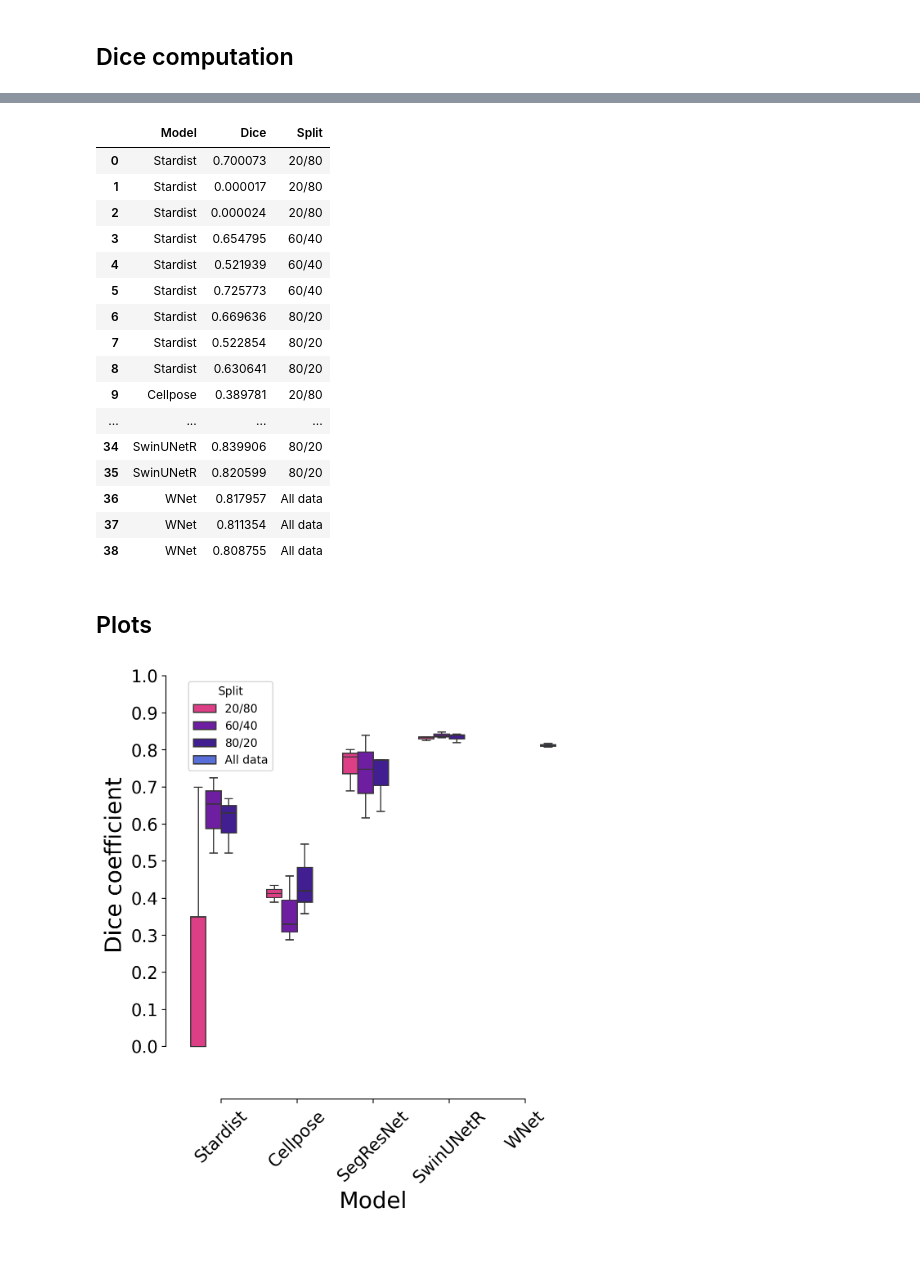
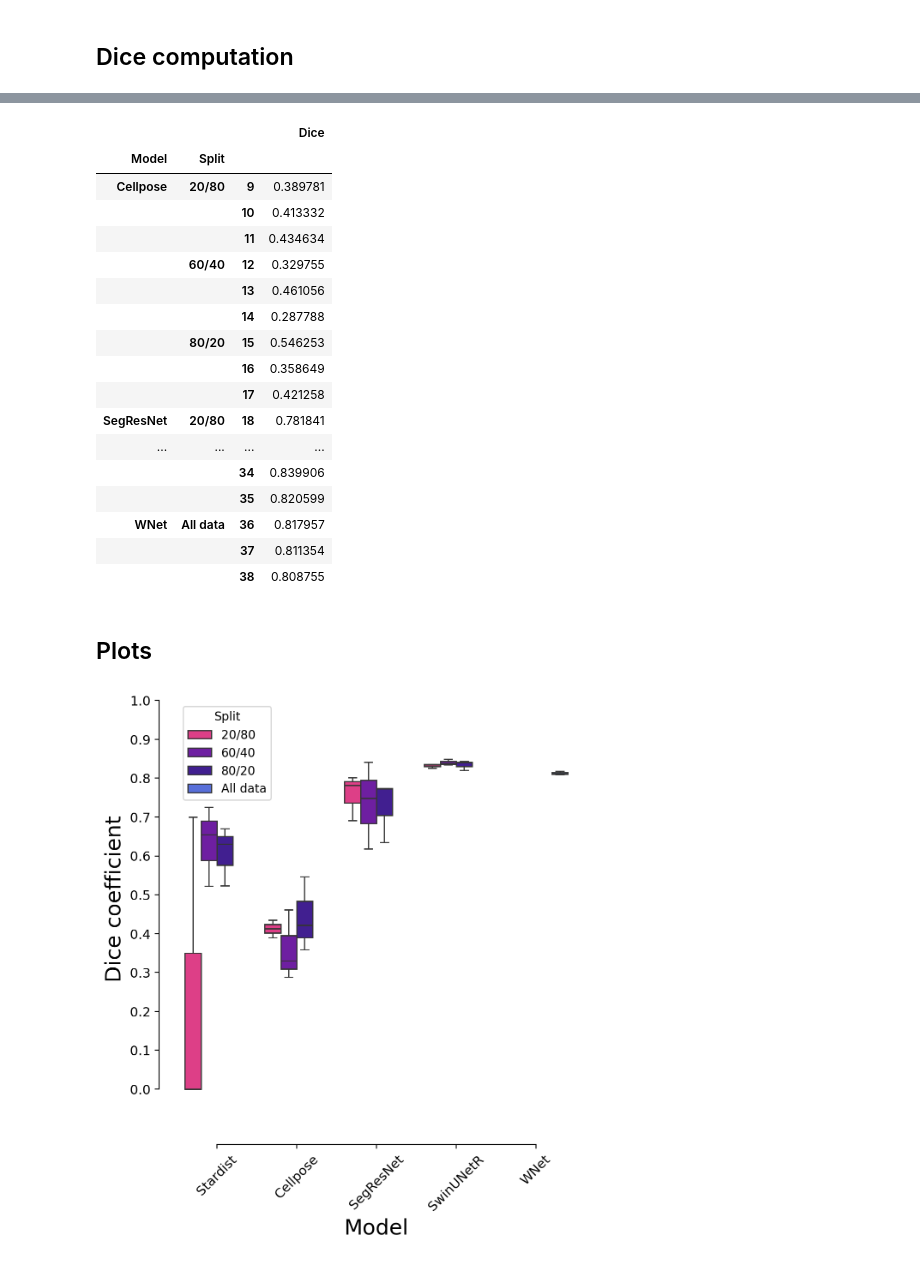
Before and after one commit to C-Achard/cellseg3d-figures, a Jupyter notebook: book/figX-x-splits/splits_benchmark.ipynb, the cells around one changed output, grey strips where cells are left out. Cells and saved outputs as stored; diff of their text form; code cells hidden in the pictures.

Commit message:
Update plots style

```diff
--- a/book/figX-x-splits/splits_benchmark.ipynb
+++ b/book/figX-x-splits/splits_benchmark.ipynb
@@ -328,54 +328,56 @@ dices_df["Model"] = ["Stardist"] * 9 + ["Cellpose"] * 9 + ["SegResNet"] * 9 + ["
 dices_df["Dice"] = stardist_dices["2080"] + stardist_dices["6040"] + stardist_dices["8020"] + cellpose_dices["2080"] + cellpose_dices["6040"] + cellpose_dices["8020"] + segres_dices["2080"] + segres_dices["6040"] + segres_dices["8020"] + swin_dices["2080"] + swin_dices["6040"] + swin_dices["8020"] + wnet_dices["2080"]
 dices_df["Split"] = ["20/80"] * 3 + ["60/40"] * 3 + ["80/20"] * 3 + ["20/80"] * 3 + ["60/40"] * 3 + ["80/20"] * 3 + ["20/80"] * 3 + ["60/40"] * 3 + ["80/20"] * 3 + ["20/80"] * 3 + ["60/40"] * 3 + ["80/20"] * 3 + ["All data"] * 3
 # %%
-dices_df
+dice_df_t = dices_df.groupby(["Model", "Split"]).apply(lambda x: x, include_groups=False)
+dice_df_t
 # %% [output]
-|  | Model | Dice | Split |
-| 0 | Stardist | 0.700073 | 20/80 |
-| 1 | Stardist | 0.000017 | 20/80 |
-| 2 | Stardist | 0.000024 | 20/80 |
-| 3 | Stardist | 0.654795 | 60/40 |
-| 4 | Stardist | 0.521939 | 60/40 |
-| 5 | Stardist | 0.725773 | 60/40 |
-| 6 | Stardist | 0.669636 | 80/20 |
-| 7 | Stardist | 0.522854 | 80/20 |
-| 8 | Stardist | 0.630641 | 80/20 |
-| 9 | Cellpose | 0.389781 | 20/80 |
+|  |  |  | Dice |
+| Model | Split |  |  |
+| Cellpose | 20/80 | 9 | 0.389781 |
+|  |  | 10 | 0.413332 |
+|  |  | 11 | 0.434634 |
+|  | 60/40 | 12 | 0.329755 |
+|  |  | 13 | 0.461056 |
+|  |  | 14 | 0.287788 |
+|  | 80/20 | 15 | 0.546253 |
+|  |  | 16 | 0.358649 |
+|  |  | 17 | 0.421258 |
+| SegResNet | 20/80 | 18 | 0.781841 |
 | ... | ... | ... | ... |
-| 34 | SwinUNetR | 0.839906 | 80/20 |
-| 35 | SwinUNetR | 0.820599 | 80/20 |
-| 36 | WNet | 0.817957 | All data |
-| 37 | WNet | 0.811354 | All data |
-| 38 | WNet | 0.808755 | All data |
+|  |  | 34 | 0.839906 |
+|  |  | 35 | 0.820599 |
+| WNet | All data | 36 | 0.817957 |
+|  |  | 37 | 0.811354 |
+|  |  | 38 | 0.808755 |
 # %% [markdown]
 ## Plots
 # %%
 fig, ax = plt.subplots(figsize=(6, 6), dpi=DPI)
 sns.boxplot(data=dices_df, x="Model", y="Dice", hue="Split", ax=ax, palette=COLORMAP)
 ax.spines["right"].set_visible(False)
 ax.spines["top"].set_visible(False)
-ax.tick_params(axis="both", which="major", labelsize=15)
+ax.tick_params(axis="both", which="major", labelsize=LEGEND_FONT_SIZE)
 ax.tick_params(axis = 'x',   rotation = 45)
 plt.ylim([-0.02,1])
 ax.set_yticks(np.arange(0,1.1,0.1))
 sns.despine(
     left=False,
     right=True,
     bottom=False,
     top=True,
     trim=True,
     offset={"bottom": 40, "left": 15},
 )
-plt.xlabel("Model", fontsize=20)
-plt.ylabel("Dice coefficient", fontsize=20)
+plt.xlabel("Model", fontsize=LABEL_FONT_SIZE)
+plt.ylabel("Dice coefficient", fontsize=LABEL_FONT_SIZE)
 plt.show()
 
 if SAVE_PLOTS_AS_PNG:
     fig.savefig("SPLITS_FIGURE.png")
 if SAVE_PLOTS_AS_SVG:
     fig.savefig("SPLITS_FIGURE.svg")
 # %% [output]
-[figure, old version]
+[figure, new version]
 # %%
 # same as above with Swin and WNet and y axis on the right
 fig, ax = plt.subplots(figsize=(4, 8), dpi=DPI)
```
Also changed, not shown: parts of 1 cell of this notebook, 2 other files.
